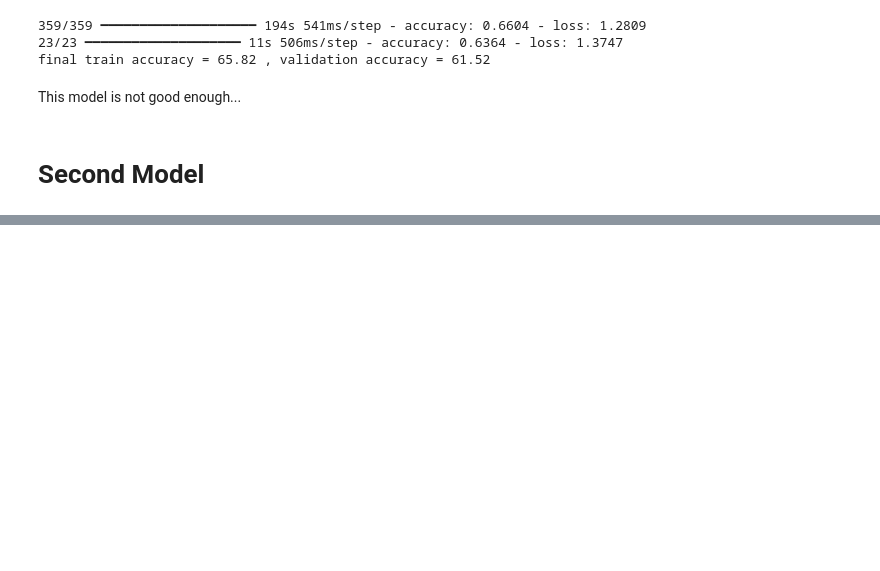
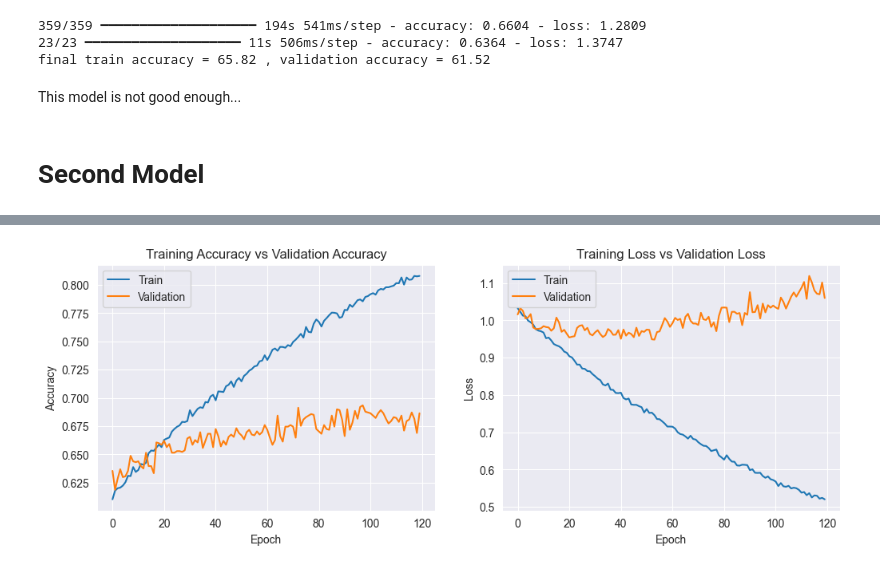
Before and after one commit to irenedagherr/MasterProject_GIV, a Jupyter notebook: EmotionDetector/modelsGabriel.ipynb, the cells around one changed output, grey strips where cells are left out. Cells and saved outputs as stored; diff of their text form; code cells hidden in the pictures; blank space fills up the shorter version.

```diff
--- a/EmotionDetector/modelsGabriel.ipynb
+++ b/EmotionDetector/modelsGabriel.ipynb
@@ -451,0 +475,21 @@ Epoch 11/50
+# %%
+model.load_weights(r'C:\Users\Gabriel\Documents\Inge-2I\WebScrapping\MasterProject_GIV\EmotionDetector\model2-chekpoints.weights.h5')
+
+# Define the callback
+checkpoint_callback = ModelCheckpoint(
+    filepath='model2.weights.h5',
+    monitor='val_accuracy',
+    save_best_only=True,
+    save_weights_only=True,
+    mode='max',
+    verbose=1
+)
+
+
+# Train the model with the callback
+history = model.fit(
+    x=train_generator,
+    epochs=120,
+    validation_data=validation_generator,
+    callbacks=[checkpoint_callback]
+)
@@ -451,0 +514,24 @@ Epoch 11/50
+# %%
+
+fig, ax = plt.subplots(1, 2)
+train_acc = history.history['accuracy']
+train_loss = history.history['loss']
+fig.set_size_inches(12, 4)
+
+ax[0].plot(history.history['accuracy'])
+ax[0].plot(history.history['val_accuracy'])
+ax[0].set_title('Training Accuracy vs Validation Accuracy')
+ax[0].set_ylabel('Accuracy')
+ax[0].set_xlabel('Epoch')
+ax[0].legend(['Train', 'Validation'], loc='upper left')
+
+ax[1].plot(history.history['loss'])
+ax[1].plot(history.history['val_loss'])
+ax[1].set_title('Training Loss vs Validation Loss')
+ax[1].set_ylabel('Loss')
+ax[1].set_xlabel('Epoch')
+ax[1].legend(['Train', 'Validation'], loc='upper left')
+
+plt.show()
+# %% [output]
+[figure, added]
```
Also changed, not shown: parts of 14 cells of this notebook, 10 other files.
